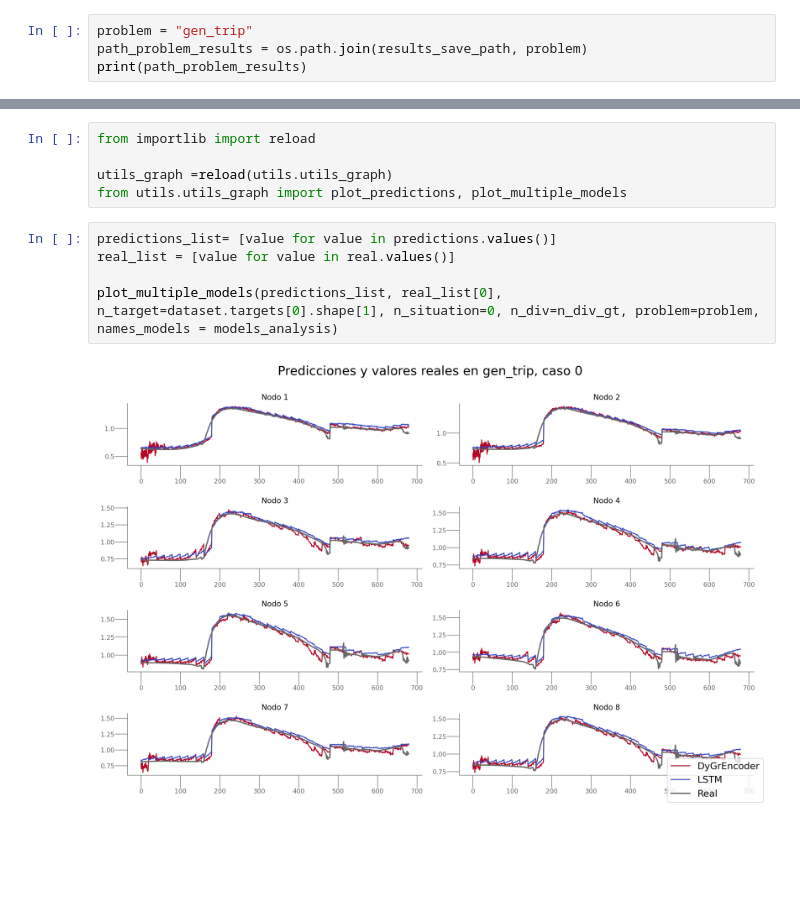
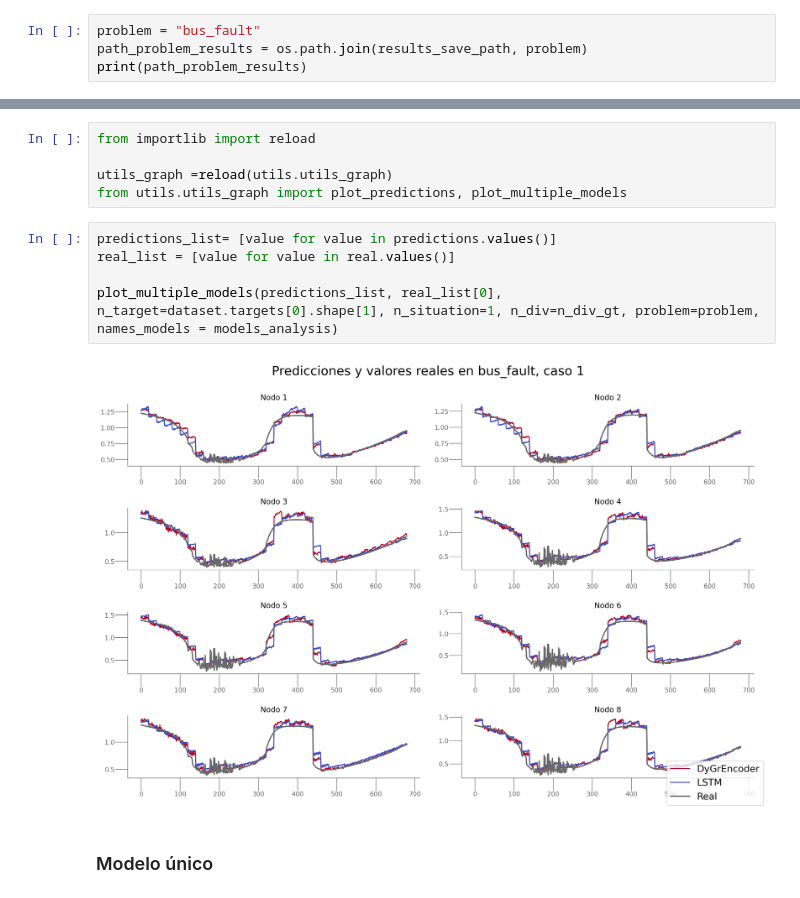
Before and after one commit to maaguado/GNNs_PowerGraph, a Jupyter notebook: TFM/analisis_resultados/comparacion_modelos.ipynb, the cells around one changed output, grey strips where cells are left out. Cells and saved outputs as stored; diff of their text form; blank space fills up the shorter version.

```diff
--- a/TFM/analisis_resultados/comparacion_modelos.ipynb
+++ b/TFM/analisis_resultados/comparacion_modelos.ipynb
@@ -61,7 +61,7 @@ import ast
 device = torch.device("mps")
 import utils.models
 # %%
-problem = "gen_trip"
+problem = "bus_fault"
 path_problem_results = os.path.join(results_save_path, problem)
 print(path_problem_results)
 # %% [output]
@@ -171,7 +173,9 @@ from utils.utils_graph import plot_predictions, plot_multiple_models
 # %%
 predictions_list= [value for value in predictions.values()]
 real_list = [value for value in real.values()]
 
-plot_multiple_models(predictions_list, real_list[0], n_target=dataset.targets[0].shape[1], n_situation=0, n_div=n_div_gt, problem=problem, names_models = models_analysis)
+plot_multiple_models(predictions_list, real_list[0], n_target=dataset.targets[0].shape[1], n_situation=1, n_div=n_div_gt, problem=problem, names_models = models_analysis)
 # %% [output]
-[figure, old version]
+[figure, new version]
+# %% [markdown]
+### Modelo único
```
Also changed, not shown: parts of 9 cells of this notebook, 8 other files.
